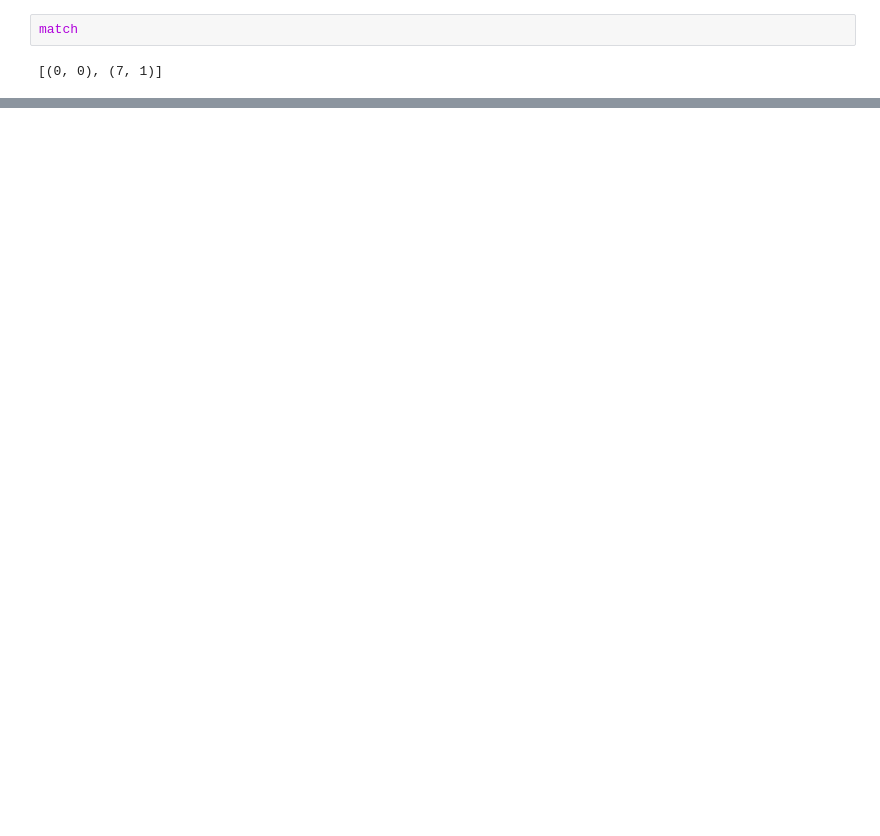
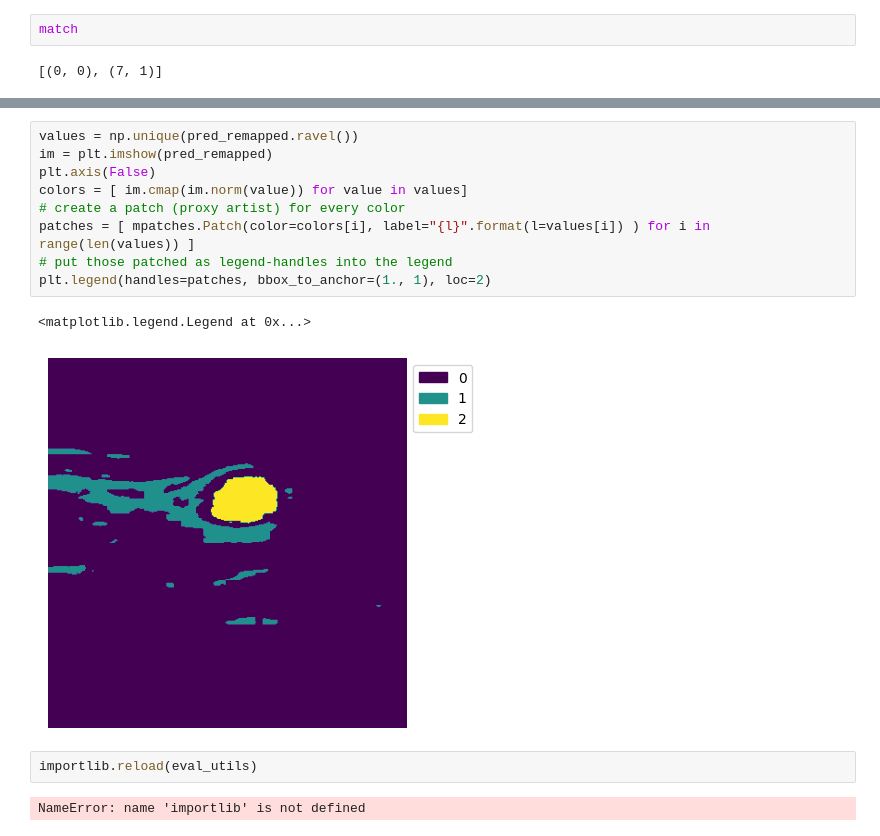
Before and after one commit to alexaatm/UnsupervisedSegmentor4Ultrasound, a Jupyter notebook: evaluation/majority_vote_demo.ipynb, the cells around one changed output, grey strips where cells are left out. Cells and saved outputs as stored; diff of their text form; blank space fills up the shorter version.

```diff
--- a/evaluation/majority_vote_demo.ipynb
+++ b/evaluation/majority_vote_demo.ipynb
@@ -147,0 +164,16 @@ match
+# %%
+values = np.unique(pred_remapped.ravel())
+im = plt.imshow(pred_remapped)
+plt.axis(False)
+colors = [ im.cmap(im.norm(value)) for value in values]
+# create a patch (proxy artist) for every color
+patches = [ mpatches.Patch(color=colors[i], label="{l}".format(l=values[i]) ) for i in range(len(values)) ]
+# put those patched as legend-handles into the legend
+plt.legend(handles=patches, bbox_to_anchor=(1., 1), loc=2)
+# %% [output]
+<matplotlib.legend.Legend at 0x...>
+[figure, added]
+# %%
+importlib.reload(eval_utils)
+# %% [output]
+NameError: name 'importlib' is not defined
```
Also changed, not shown: parts of 33 cells of this notebook, 2 other files.
